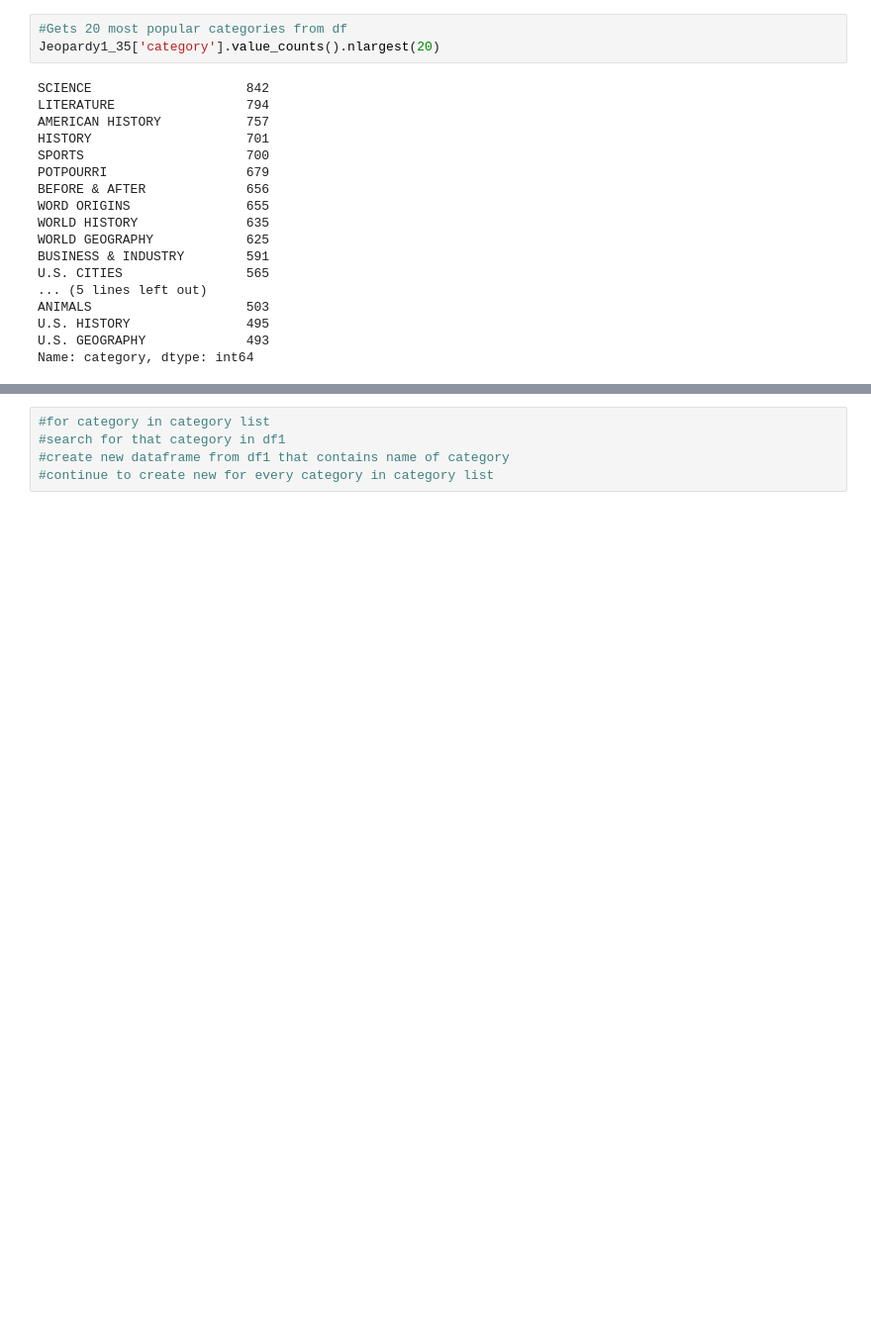
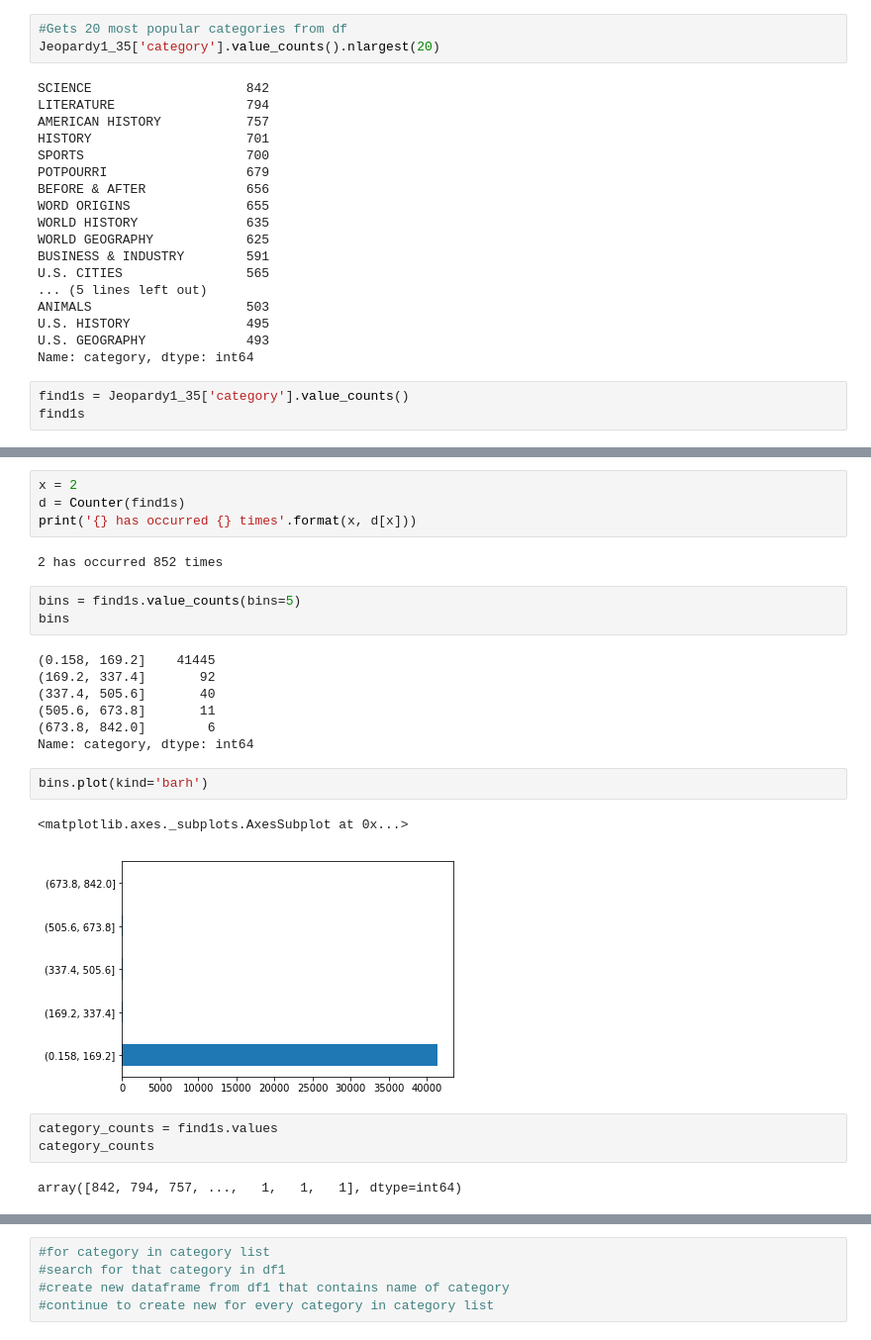
Before and after one commit to taylorjsimpson/TJSProjects, a Jupyter notebook: Jeopardy/Jeopardy Quiz.ipynb, the cells around one changed output, grey strips where cells are left out. Shown at 99% size. Saved outputs shown, nothing was run; the diff lists cells and outputs as text; blank space fills up the shorter version.

```diff
--- a/Jeopardy/Jeopardy Quiz.ipynb
+++ b/Jeopardy/Jeopardy Quiz.ipynb
@@ -154,3 +174,6 @@ ANIMALS                    503
 U.S. HISTORY               495
 U.S. GEOGRAPHY             493
 Name: category, dtype: int64
+# %%
+find1s = Jeopardy1_35['category'].value_counts()
+find1s
@@ -156,0 +211,26 @@ Name: category, dtype: int64
+# %%
+x = 2
+d = Counter(find1s)
+print('{} has occurred {} times'.format(x, d[x]))
+# %% [output]
+2 has occurred 852 times
+# %%
+bins = find1s.value_counts(bins=5)
+bins
+# %% [output]
+(0.158, 169.2]    41445
+(169.2, 337.4]       92
+(337.4, 505.6]       40
+(505.6, 673.8]       11
+(673.8, 842.0]        6
+Name: category, dtype: int64
+# %%
+bins.plot(kind='barh')
+# %% [output]
+<matplotlib.axes._subplots.AxesSubplot at 0x...>
+[figure, added]
+# %%
+category_counts = find1s.values
+category_counts
+# %% [output]
+array([842, 794, 757, ...,   1,   1,   1], dtype=int64)
```
Also changed, not shown: parts of 48 cells of this notebook, 4 other files.
